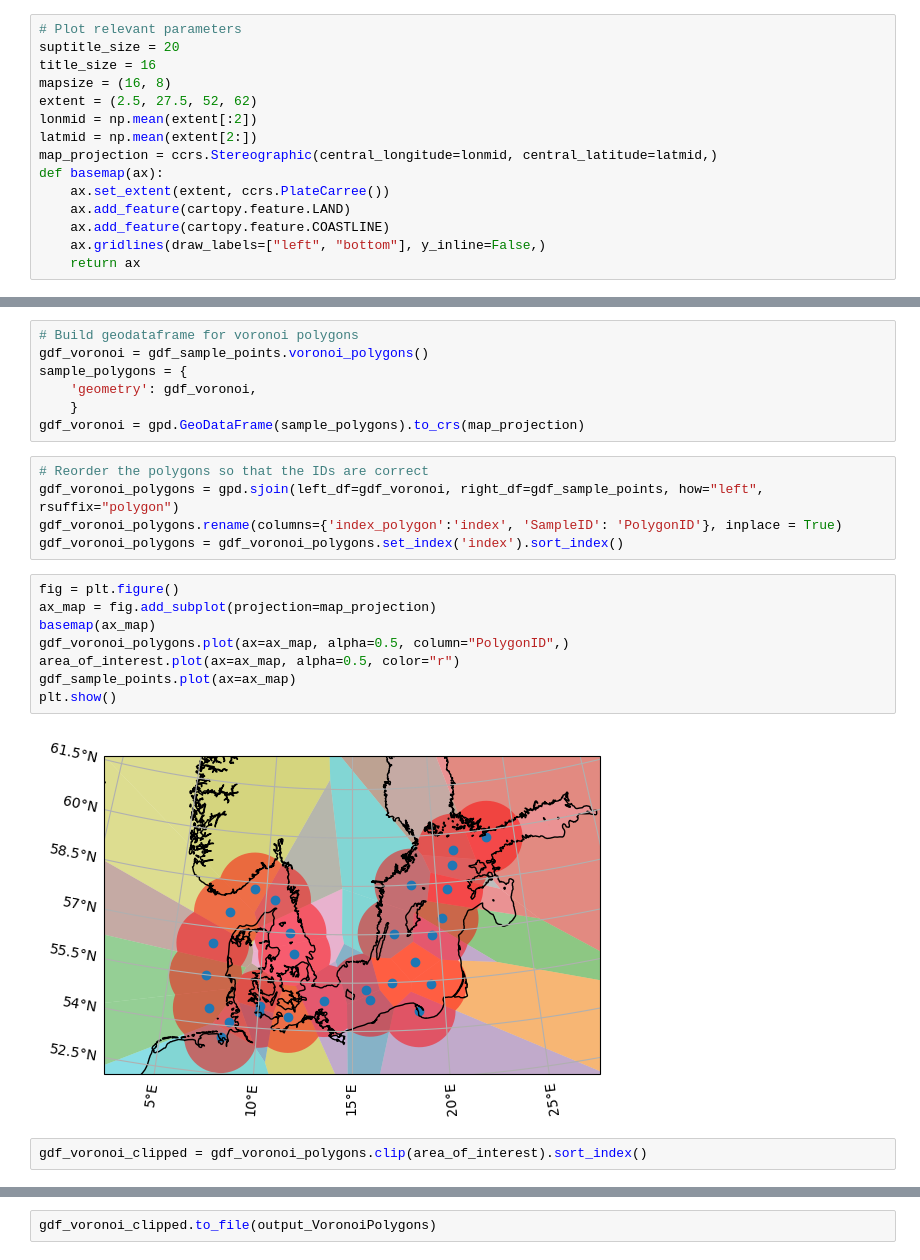
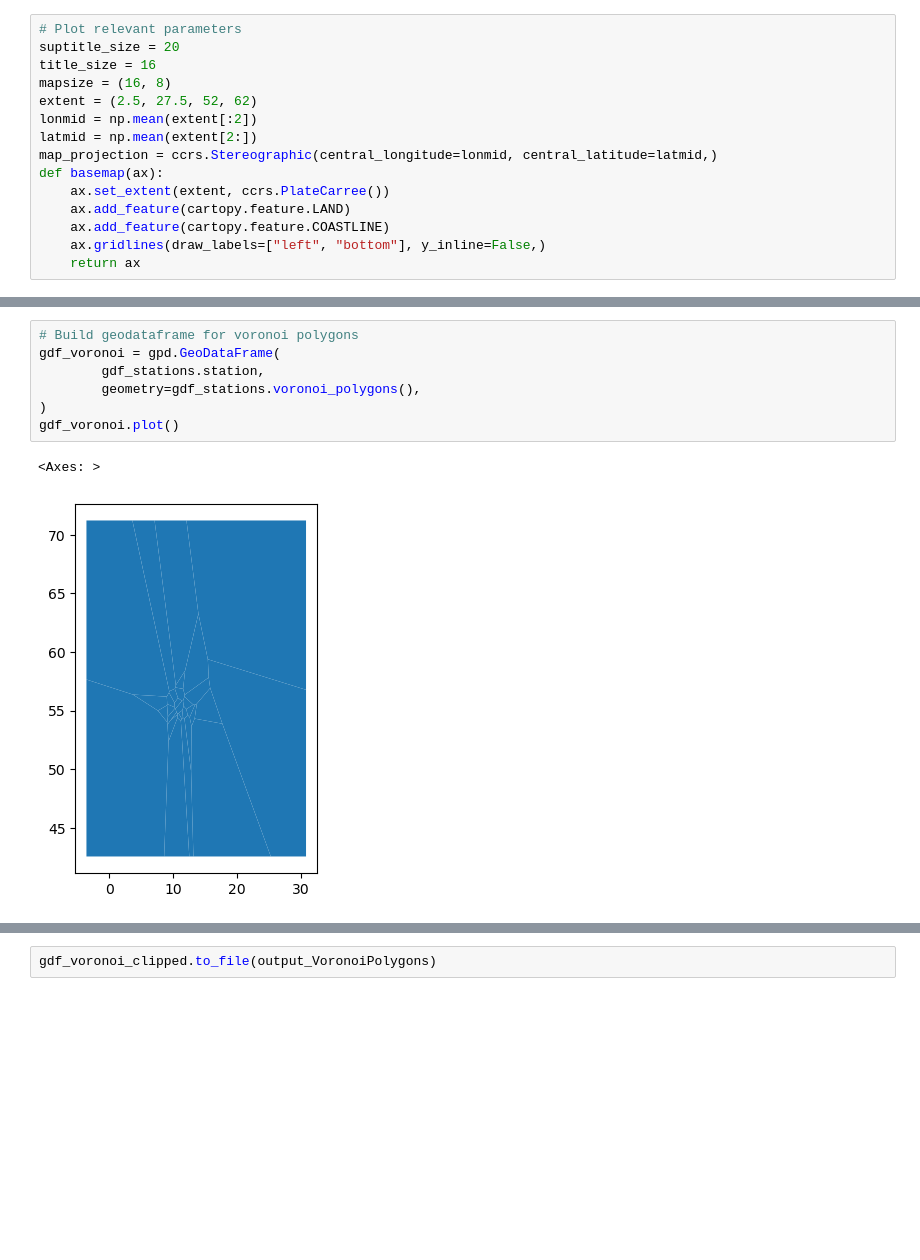
Before and after one commit to geomar-od-lagrange/2025_fucus-dispersal, a Jupyter notebook: notebooks/VoronoiPolygons.ipynb, the cells around one changed output, grey strips where cells are left out. Saved outputs shown, nothing was run; the diff lists cells and outputs as text; blank space fills up the shorter version.

```diff
--- a/notebooks/VoronoiPolygons.ipynb
+++ b/notebooks/VoronoiPolygons.ipynb
@@ -133,24 +87,10 @@ release_area.to_file(output_re)
 # %%
 # Build geodataframe for voronoi polygons
-gdf_voronoi = gdf_sample_points.voronoi_polygons()
-sample_polygons = {
-    'geometry': gdf_voronoi,
-    }
-gdf_voronoi = gpd.GeoDataFrame(sample_polygons).to_crs(map_projection)
+gdf_voronoi = gpd.GeoDataFrame(
+        gdf_stations.station,
+        geometry=gdf_stations.voronoi_polygons(),
+)
+gdf_voronoi.plot()
+# %% [output]
+<Axes: >
+[figure, added]
-# %%
-# Reorder the polygons so that the IDs are correct
-gdf_voronoi_polygons = gpd.sjoin(left_df=gdf_voronoi, right_df=gdf_sample_points, how="left", rsuffix="polygon")
-gdf_voronoi_polygons.rename(columns={'index_polygon':'index', 'SampleID': 'PolygonID'}, inplace = True)
-gdf_voronoi_polygons = gdf_voronoi_polygons.set_index('index').sort_index()
-# %%
-fig = plt.figure()
-ax_map = fig.add_subplot(projection=map_projection)
-basemap(ax_map)
-gdf_voronoi_polygons.plot(ax=ax_map, alpha=0.5, column="PolygonID",)
-area_of_interest.plot(ax=ax_map, alpha=0.5, color="r")
-gdf_sample_points.plot(ax=ax_map)
-plt.show()
-# %% [output]
-[figure, removed]
-# %%
-gdf_voronoi_clipped = gdf_voronoi_polygons.clip(area_of_interest).sort_index()
```
Also changed, not shown: parts of 54 cells of this notebook.
